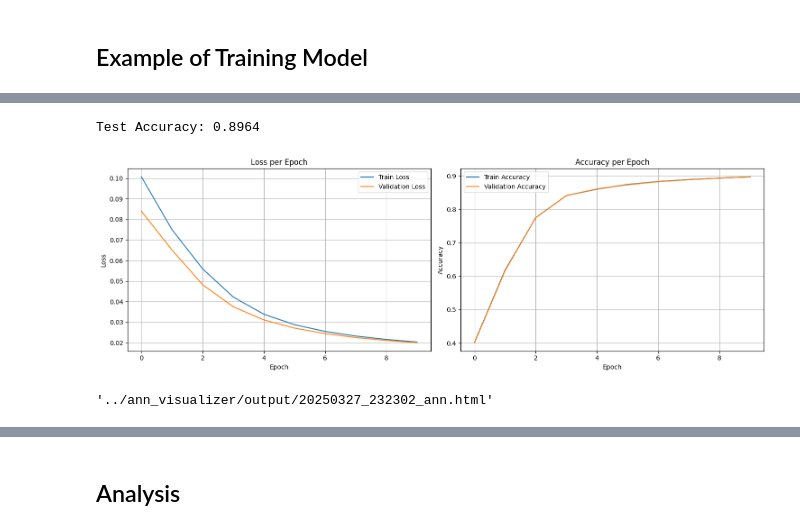
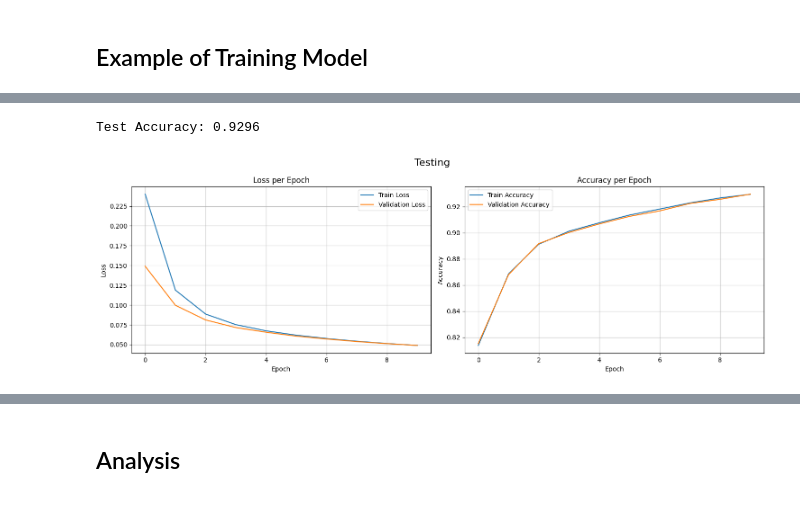
Before and after one commit to riyorax/Tugas-Besar-1-IF3270, a Jupyter notebook: src/main.ipynb, the cells around one changed output, grey strips where cells are left out. Cells and saved outputs as stored; diff of their text form; code cells hidden in the pictures.

```diff
--- a/src/main.ipynb
+++ b/src/main.ipynb
@@ -50,10 +48,16 @@ X_train, X_test, y_train, y_test = train_test_split(X_original, y_original, trai
+# %%
+X_train = X_original[:60000]
+y_train = y_original[:60000]
+
+X_test = X_original[60000:]
+y_test = y_original[60000:]
 # %%
 y_train_oh = one_hot(y_train)
 y_test_oh = one_hot(y_test)
 # %% [markdown]
 ## Example of Training Model
 # %%
-model = NeuralNetwork('mse')
+model = NeuralNetwork('binary_cross_entropy')
 model.add_layer(DenseLayer(output_size=128,activation=relu, init="Xavier"))
 model.add_layer(DenseLayer(output_size=64, activation=relu, init="Xavier"))
 model.add_layer(DenseLayer(output_size=10, activation=sigmoid, init="Xavier"))
@@ -95,12 +99,8 @@ pred_classes = np.argmax(predictions, axis=1)
 accuracy = accuracy_score(pred_classes, y_test)
 print("Test Accuracy:", accuracy)
 # %% [output]
-Test Accuracy: 0.8964
+Test Accuracy: 0.9296
 # %%
-model.plot_training()
+model.plot_training('Testing')
 # %% [output]
-[figure, old version]
+[figure, new version]
-# %%
-visualize_ann(model,X.shape[1],output_dir='../ann_visualizer/output/')
-# %% [output]
-'../ann_visualizer/output/20250327_232302_ann.html'
```
Also changed, not shown: parts of 48 cells of this notebook, 1 other file.
